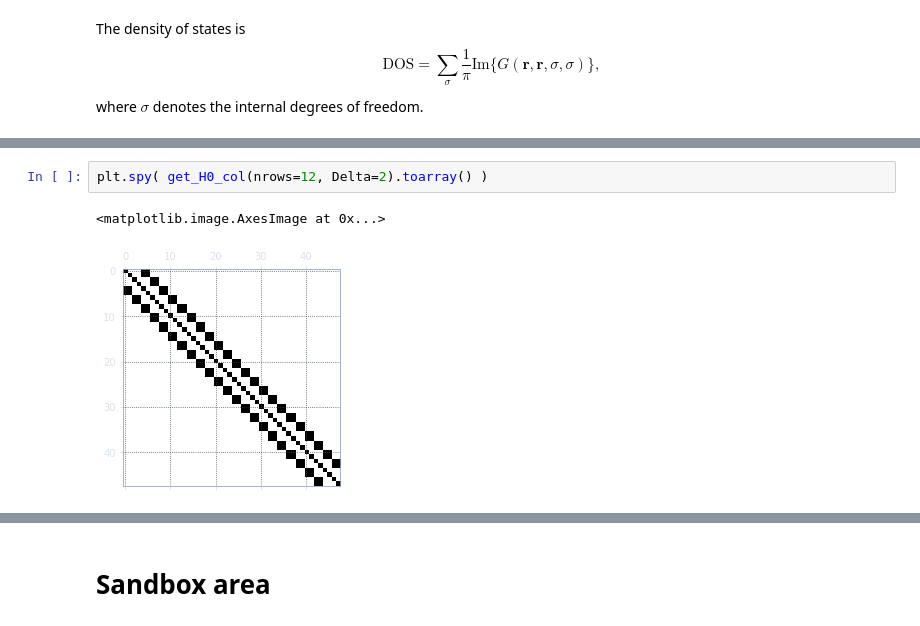
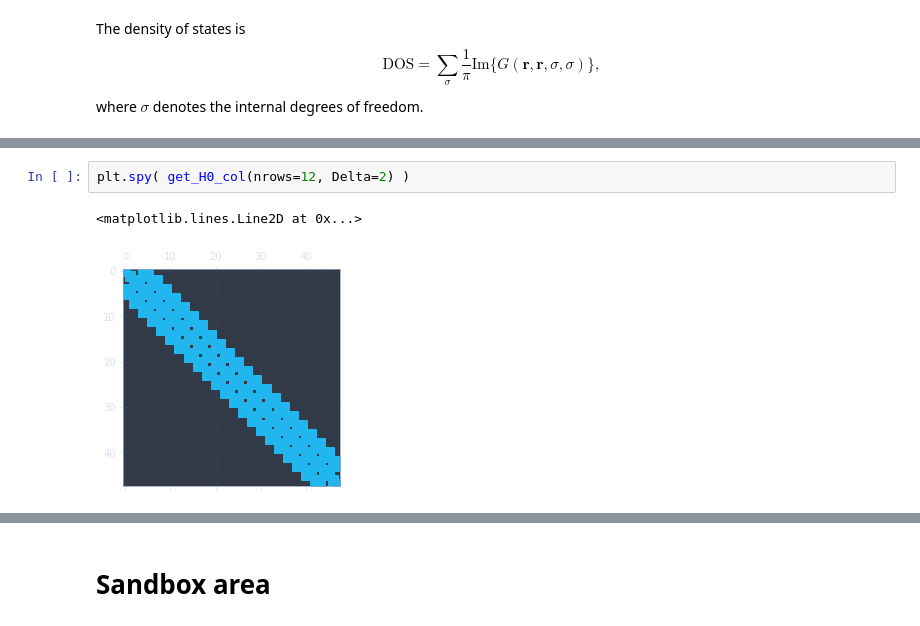
Before and after one commit to dnnagy/mezo2019, a Jupyter notebook: BHZ.ipynb, the cells around one changed output, grey strips where cells are left out. Saved outputs shown, nothing was run; the diff lists cells and outputs as text.

```diff
--- a/BHZ.ipynb
+++ b/BHZ.ipynb
@@ -233,5 +184,5 @@ def get_HS_dirtier(nrows, ncols, Delta, nrowsdirty):
 # %%
-plt.spy( get_H0_col(nrows=12, Delta=2).toarray() )
+plt.spy( get_H0_col(nrows=12, Delta=2) )
 # %% [output]
-<matplotlib.image.AxesImage at 0x...>
+<matplotlib.lines.Line2D at 0x...>
-[figure, old version]
+[figure, new version]
```
Also changed, not shown: parts of 36 cells of this notebook.
